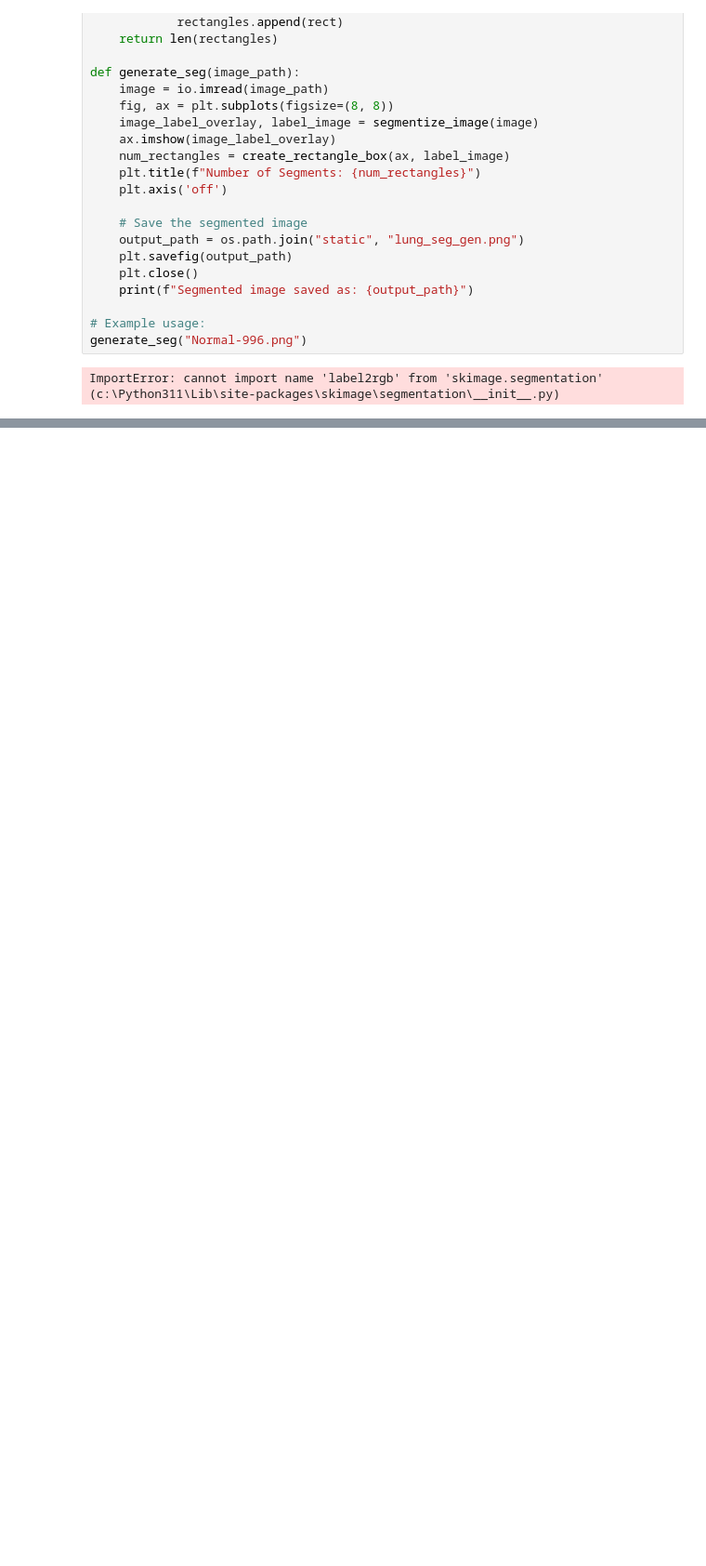
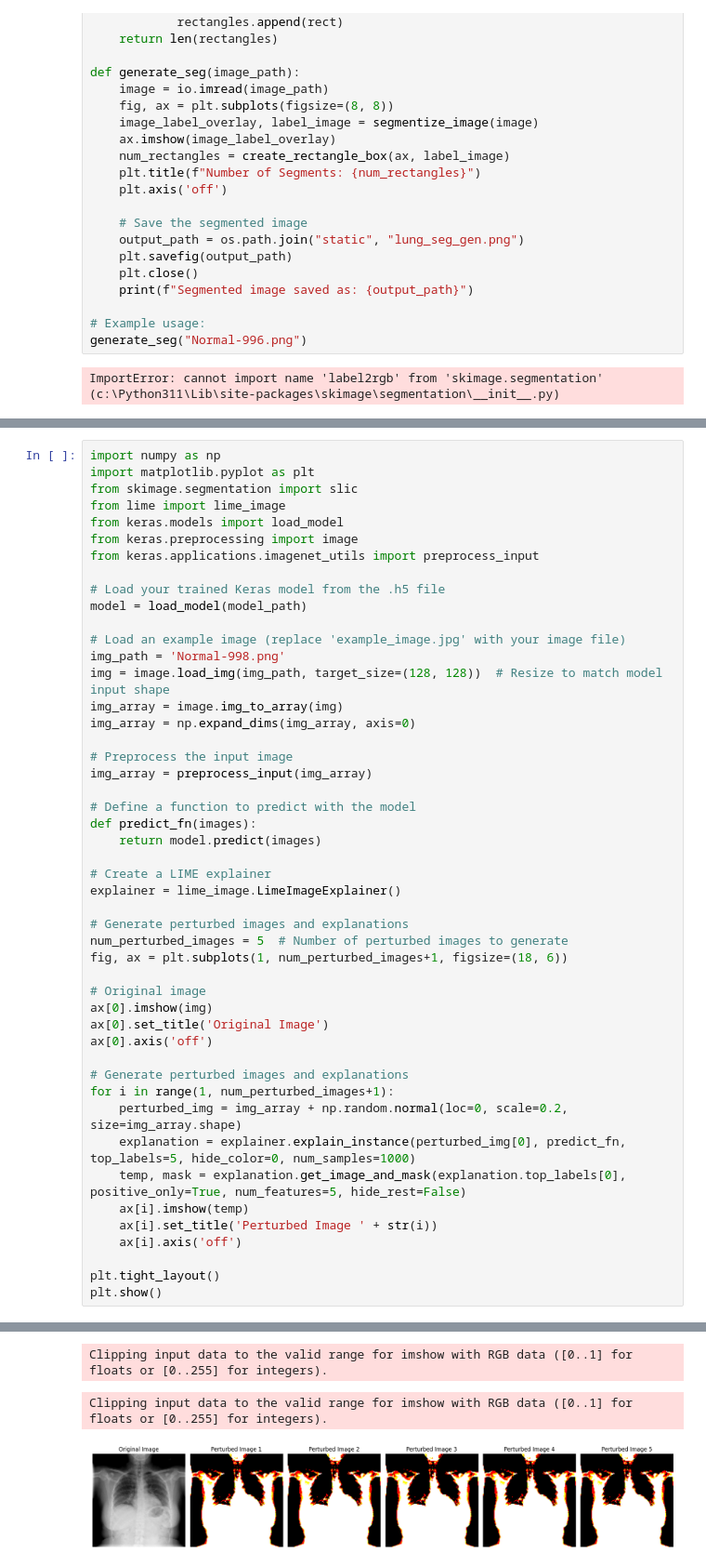
Before and after one commit to prasadnakhate1705/Final_year, a Jupyter notebook: lungsegm.ipynb, the cells around one changed output, grey strips where cells are left out. Shown at 93% size. Cells and saved outputs as stored; diff of their text form; blank space fills up the shorter version.

```diff
--- a/lungsegm.ipynb
+++ b/lungsegm.ipynb
@@ -479,0 +1051,49 @@ ImportError: cannot import name 'label2rgb' from 'skimage.segmentation' (c:\Pyth
+# %%
+import numpy as np
+import matplotlib.pyplot as plt
+from skimage.segmentation import slic
+from lime import lime_image
+from keras.models import load_model
+from keras.preprocessing import image
+from keras.applications.imagenet_utils import preprocess_input
+
+# Load your trained Keras model from the .h5 file
+model = load_model(model_path)
+
+# Load an example image (replace 'example_image.jpg' with your image file)
+img_path = 'Normal-998.png'
+img = image.load_img(img_path, target_size=(128, 128))  # Resize to match model input shape
+img_array = image.img_to_array(img)
+img_array = np.expand_dims(img_array, axis=0)
+
+# Preprocess the input image
+img_array = preprocess_input(img_array)
+
+# Define a function to predict with the model
+def predict_fn(images):
+    return model.predict(images)
+
+# Create a LIME explainer
+explainer = lime_image.LimeImageExplainer()
+
+# Generate perturbed images and explanations
+num_perturbed_images = 5  # Number of perturbed images to generate
+fig, ax = plt.subplots(1, num_perturbed_images+1, figsize=(18, 6))
+
+# Original image
+ax[0].imshow(img)
+ax[0].set_title('Original Image')
+ax[0].axis('off')
+
+# Generate perturbed images and explanations
+for i in range(1, num_perturbed_images+1):
+    perturbed_img = img_array + np.random.normal(loc=0, scale=0.2, size=img_array.shape)
+    explanation = explainer.explain_instance(perturbed_img[0], predict_fn, top_labels=5, hide_color=0, num_samples=1000)
+    temp, mask = explanation.get_image_and_mask(explanation.top_labels[0], positive_only=True, num_features=5, hide_rest=False)
+    ax[i].imshow(temp)
+    ax[i].set_title('Perturbed Image ' + str(i))
+    ax[i].axis('off')
+
+plt.tight_layout()
+plt.show()
+# %% [output]
@@ -479,0 +1103,3 @@ ImportError: cannot import name 'label2rgb' from 'skimage.segmentation' (c:\Pyth
+Clipping input data to the valid range for imshow with RGB data ([0..1] for floats or [0..255] for integers).
+Clipping input data to the valid range for imshow with RGB data ([0..1] for floats or [0..255] for integers).
+[figure, added]
```
Also changed, not shown: parts of 18 cells of this notebook, 36 other files.
